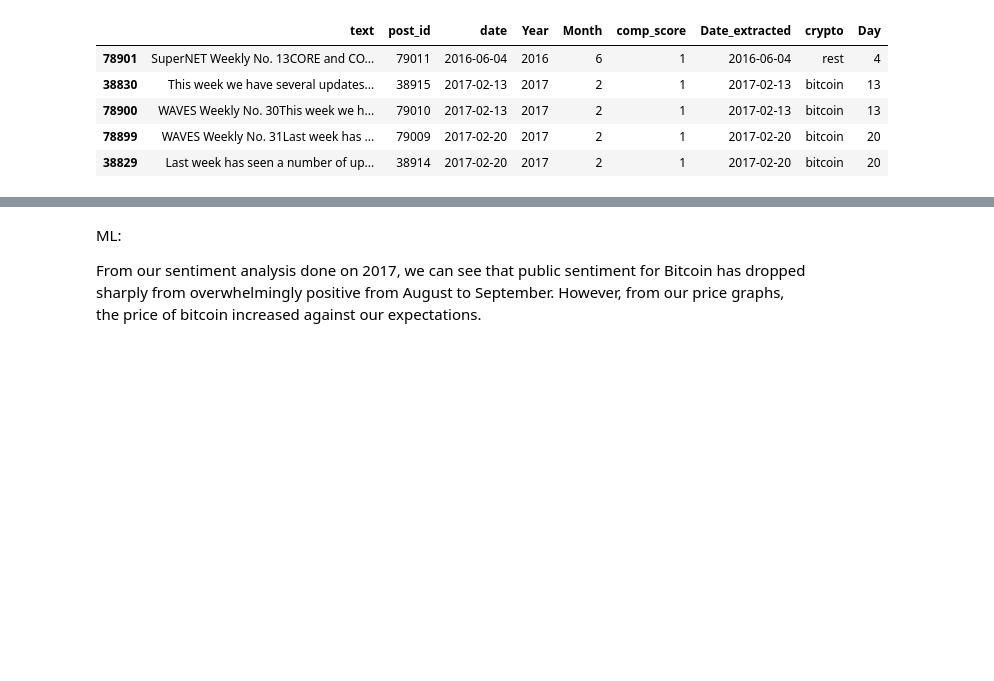
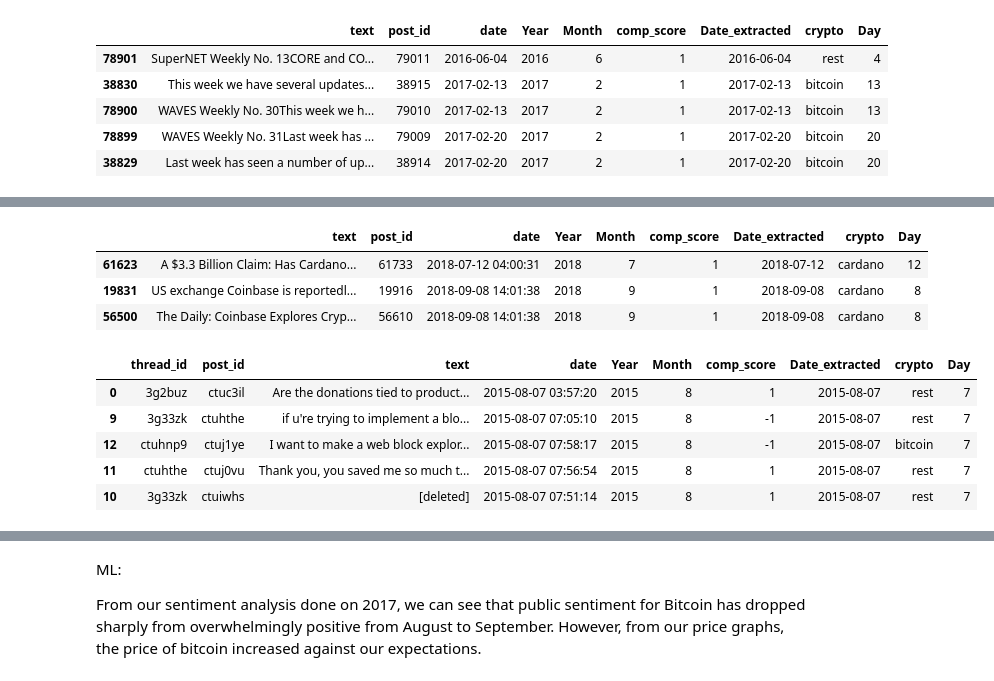
Before and after one commit to uic-cs418/cs418-spring22-sixth-sense, a Jupyter notebook: CS418_Sixth_Sense.ipynb, the cells around one changed output, grey strips where cells are left out. Saved outputs shown, nothing was run; the diff lists cells and outputs as text; code cells hidden in the pictures; blank space fills up the shorter version.

```diff
--- a/CS418_Sixth_Sense.ipynb
+++ b/CS418_Sixth_Sense.ipynb
@@ -292,0 +292,40 @@ sentiment_of_popular_cryptos_during_a_particular_year(2018)
+# %%
+sentiment_of_popular_cryptos_during_a_particular_year(2018)
+# %% [output]
+|  | text | post_id | date | Year | Month | comp_score | Date_extracted | crypto | Day |
+| 61623 | A $3.3 Billion Claim: Has Cardano... | 61733 | 2018-07-12 04:00:31 | 2018 | 7 | 1 | 2018-07-12 | cardano | 12 |
+| 19831 | US exchange Coinbase is reportedl... | 19916 | 2018-09-08 14:01:38 | 2018 | 9 | 1 | 2018-09-08 | cardano | 8 |
+| 56500 | The Daily: Coinbase Explores Cryp... | 56610 | 2018-09-08 14:01:38 | 2018 | 9 | 1 | 2018-09-08 | cardano | 8 |
+# %%
+reddit['scores'] = reddit['text'].apply(lambda text: sid.polarity_scores(text))
+reddit['compound']  = reddit['scores'].apply(lambda score_dict: score_dict['compound'])
+reddit['comp_score'] = reddit['compound'].apply(lambda c: 1 if c >=0 else -1)
+reddit = reddit.drop(['scores', 'compound'], axis = 1)
+reddit["Date_extracted"] = reddit["date"].dt.date
+def text_extracting(data):
+    data = word_tokenize(data)
+    for i in range(len(data)):
+        if data[i] == 'bitcoin':
+            return 'bitcoin'
+        elif data[i] == 'ethereum':
+            return 'ethereum'
+        elif data[i] == 'tether':
+            return 'tether'
+        elif data[i] == 'binance-coin':
+            return 'binance-coin'
+        elif data[i] == 'cardano':
+            return 'cardano'
+    return 'rest'
+reddit['crypto'] = reddit['text'].apply(text_extracting)
+reddit = reddit.sort_values('Date_extracted')
+reddit['Year'] = reddit['date'].dt.year
+reddit['Month'] = reddit['date'].dt.month
+reddit['Day'] = reddit['date'].dt.day
+reddit.head()
+# %% [output]
+|  | thread_id | post_id | text | date | Year | Month | comp_score | Date_extracted | crypto | Day |
+| 0 | 3g2buz | ctuc3il | Are the donations tied to product... | 2015-08-07 03:57:20 | 2015 | 8 | 1 | 2015-08-07 | rest | 7 |
+| 9 | 3g33zk | ctuhthe | if u're trying to implement a blo... | 2015-08-07 07:05:10 | 2015 | 8 | -1 | 2015-08-07 | rest | 7 |
+| 12 | ctuhnp9 | ctuj1ye | I want to make a web block explor... | 2015-08-07 07:58:17 | 2015 | 8 | -1 | 2015-08-07 | bitcoin | 7 |
+| 11 | ctuhthe | ctuj0vu | Thank you, you saved me so much t... | 2015-08-07 07:56:54 | 2015 | 8 | 1 | 2015-08-07 | rest | 7 |
+| 10 | 3g33zk | ctuiwhs | [deleted] | 2015-08-07 07:51:14 | 2015 | 8 | 1 | 2015-08-07 | rest | 7 |
```
Also changed, not shown: parts of 68 cells of this notebook.
